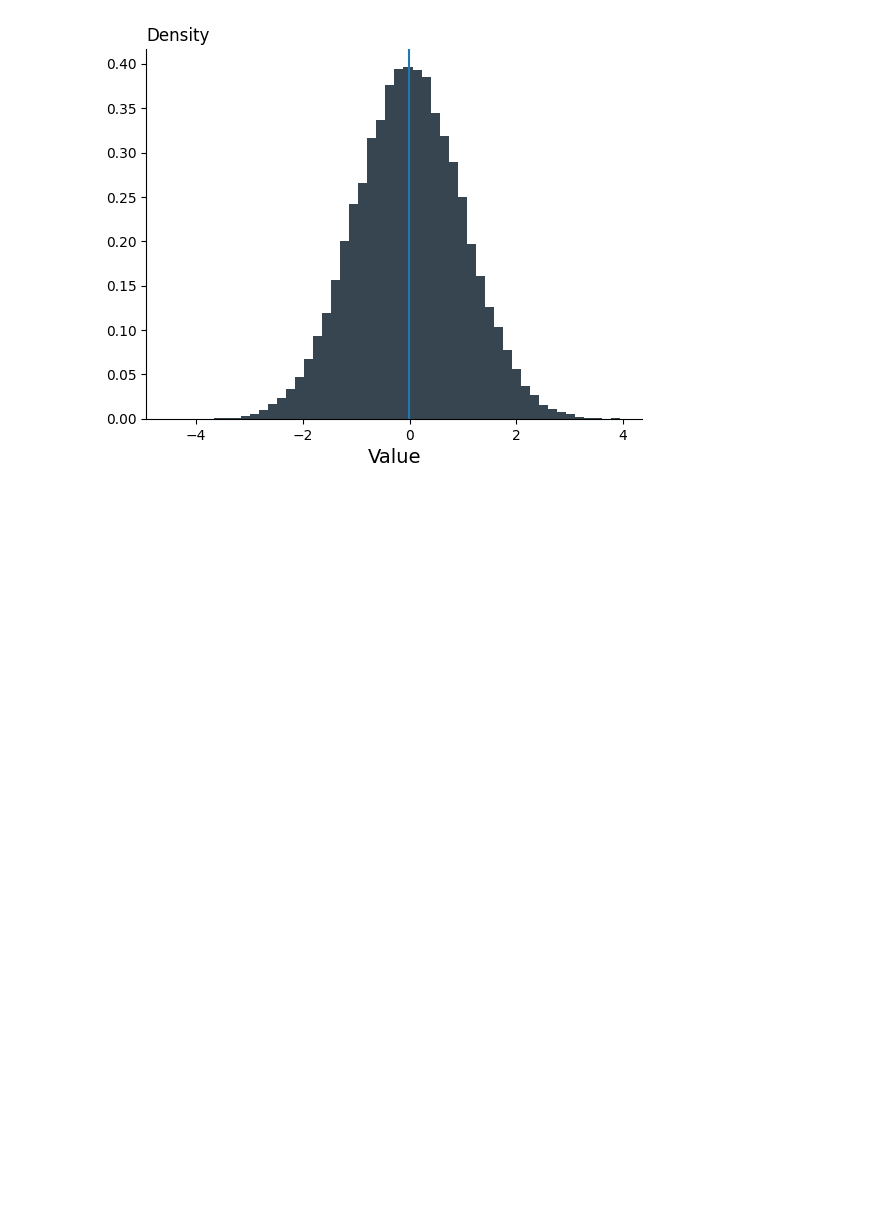
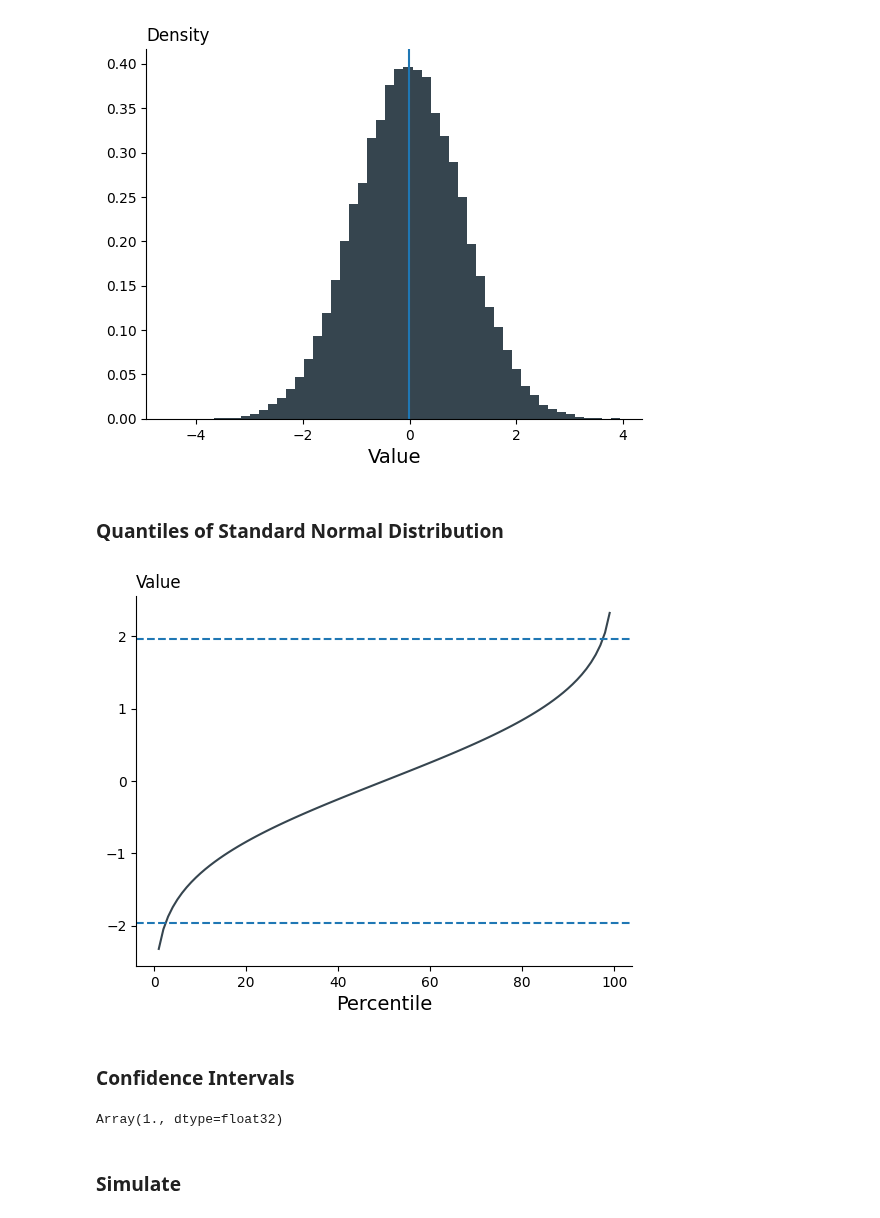
Before and after one commit to pharringtonp19/business-analytics, a Jupyter notebook: notebooks/si_zero.ipynb, the cells around one changed output. Saved outputs shown, nothing was run; the diff lists cells and outputs as text; code cells hidden in the pictures; blank space fills up the shorter version.

```diff
--- a/notebooks/si_zero.ipynb
+++ b/notebooks/si_zero.ipynb
@@ -75,3 +77,44 @@ ax.spines['top'].set_visible(False)
 plt.show()
 # %% [output]
 [figure]
+# %% [markdown]
+### **Quantiles of Standard Normal Distribution**
+# %%
+xs = jnp.linspace(0, 1, 100)
+ys = jax.scipy.stats.norm.ppf(xs)
+# %%
+plt.plot(xs*100, ys, color="#36454F")
+plt.axhline(jax.scipy.stats.norm.ppf(0.025), linestyle='--')
+plt.axhline(jax.scipy.stats.norm.ppf(0.975), linestyle='--')
+plt.xlabel('Percentile', size=14)
+plt.title('Value', loc='left')
+ax = plt.gca()
+ax.spines['right'].set_visible(False)
+ax.spines['top'].set_visible(False)
+plt.show()
+# %% [output]
+[figure, added]
+# %% [markdown]
+### **Confidence Intervals**
+# %%
+def sample_standard_deviation(n, candidate, key):
+    votes = jax.random.choice(key, a=jnp.array([0, 1, 2]), p=p, shape=(n,))
+    specific_candidate_votes = (votes == candidate).astype(jnp.float32)
+    variance = (1 / (n - 1)) * jnp.sum((specific_candidate_votes - jnp.mean(specific_candidate_votes)) ** 2)
+    standard_deviation = jnp.sqrt(variance)
+    return standard_deviation
+
+def confidence_intervals(n, candidate, key):
+  sm = sample_mean(n, candidate, key)
+  sstd = sample_standard_deviation(n, candidate, key)
+  return sm - 1.96*sstd/jnp.sqrt(n), sm + 1.96*sstd/jnp.sqrt(n)
+
+def check_confidence_intervals(n, candidate, key):
+  lower, upper = confidence_intervals(n, candidate, key)
+  return ((p[candidate] >= lower) * (p[candidate] <= upper)).astype(jnp.float32)
+
+check_confidence_intervals(n, 0, key)
+# %% [output]
+Array(1., dtype=float32)
+# %% [markdown]
+### **Simulate**
```
Also changed, not shown: parts of 4 cells of this notebook.
